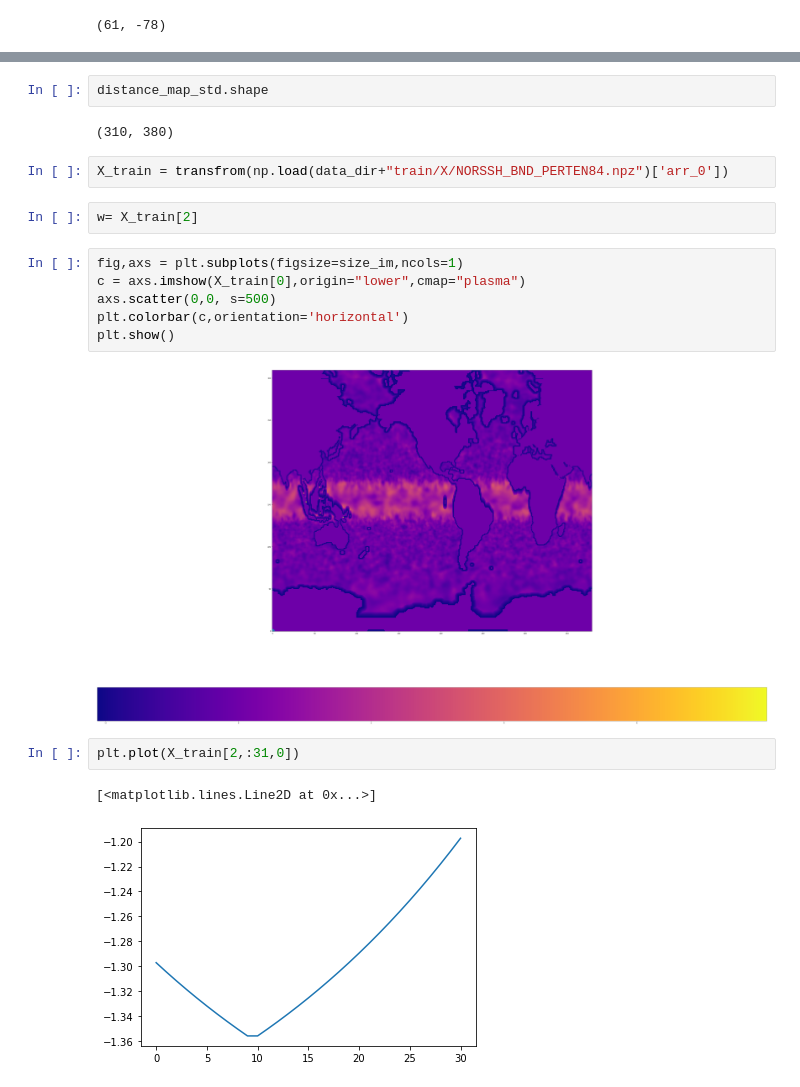
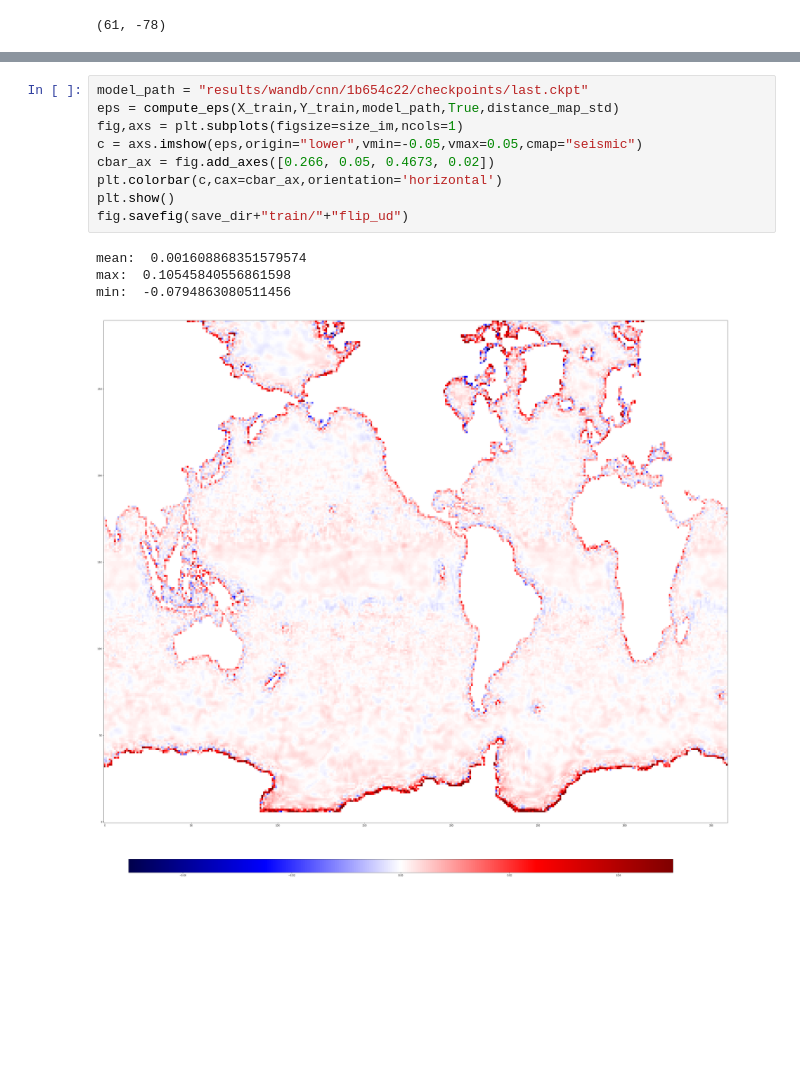
Before and after one commit to FolkeKS/DL-normalization, a Jupyter notebook: notebooks/Untitled.ipynb, the cells around one changed output, grey strips where cells are left out. Cells and saved outputs as stored; diff of their text form; blank space fills up the shorter version.

```diff
--- a/notebooks/Untitled.ipynb
+++ b/notebooks/Untitled.ipynb
@@ -224,21 +224,14 @@ RuntimeError: Error(s) in loading state_dict for CNN:
-# %%
-distance_map_std.shape
-# %% [output]
-(310, 380)
-# %%
-X_train = transfrom(np.load(data_dir+"train/X/NORSSH_BND_PERTEN84.npz")['arr_0'])
-# %%
-w= X_train[2]
-# %%
-fig,axs = plt.subplots(figsize=size_im,ncols=1)
-c = axs.imshow(X_train[0],origin="lower",cmap="plasma")
-axs.scatter(0,0, s=500)
-plt.colorbar(c,orientation='horizontal')
-plt.show()
-# %% [output]
-[figure, removed]
 # %%
-plt.plot(X_train[2,:31,0])
+model_path = "results/wandb/cnn/1b654c22/checkpoints/last.ckpt"
+eps = compute_eps(X_train,Y_train,model_path,True,distance_map_std)
+fig,axs = plt.subplots(figsize=size_im,ncols=1)
+c = axs.imshow(eps,origin="lower",vmin=-0.05,vmax=0.05,cmap="seismic")
+cbar_ax = fig.add_axes([0.266, 0.05, 0.4673, 0.02])
+plt.colorbar(c,cax=cbar_ax,orientation='horizontal')
+plt.show()
+fig.savefig(save_dir+"train/"+"flip_ud")
 # %% [output]
-[<matplotlib.lines.Line2D at 0x...>]
+mean:  0.001608868351579574
+max:  0.10545840556861598
+min:  -0.0794863080511456
-[figure, old version]
+[figure, new version]
```
Also changed, not shown: parts of 3 cells of this notebook, 9 other files.
